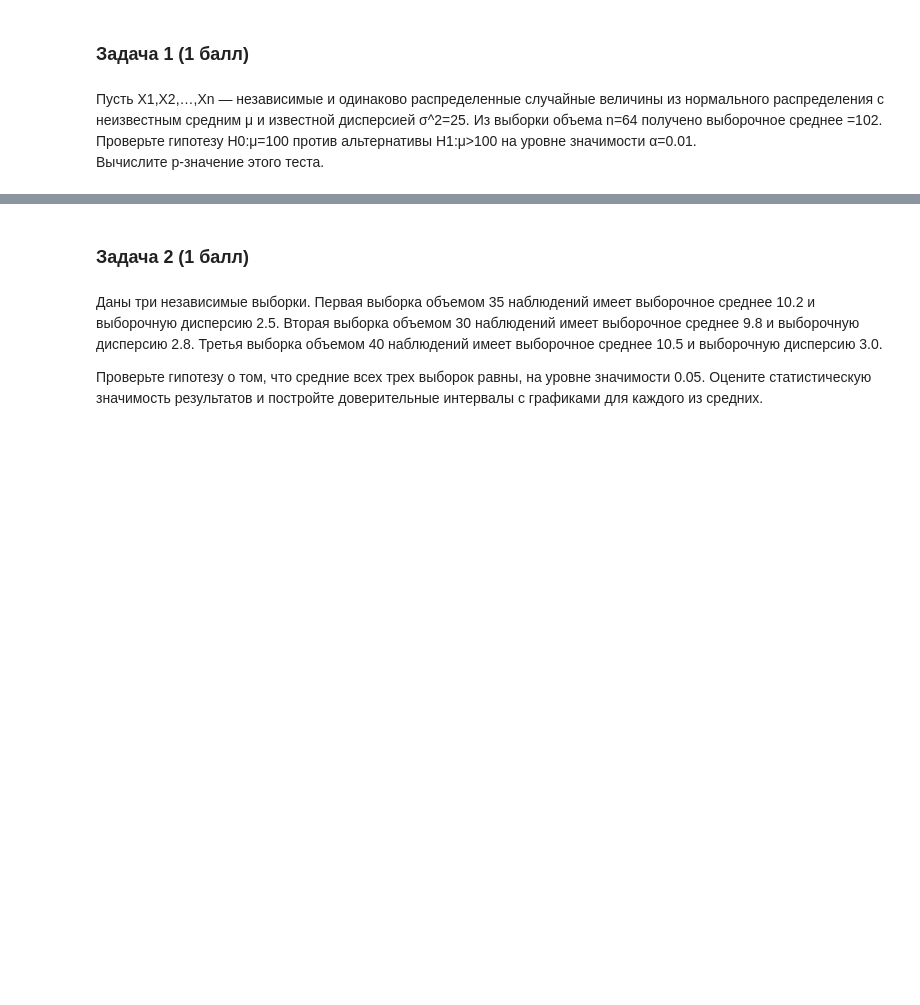
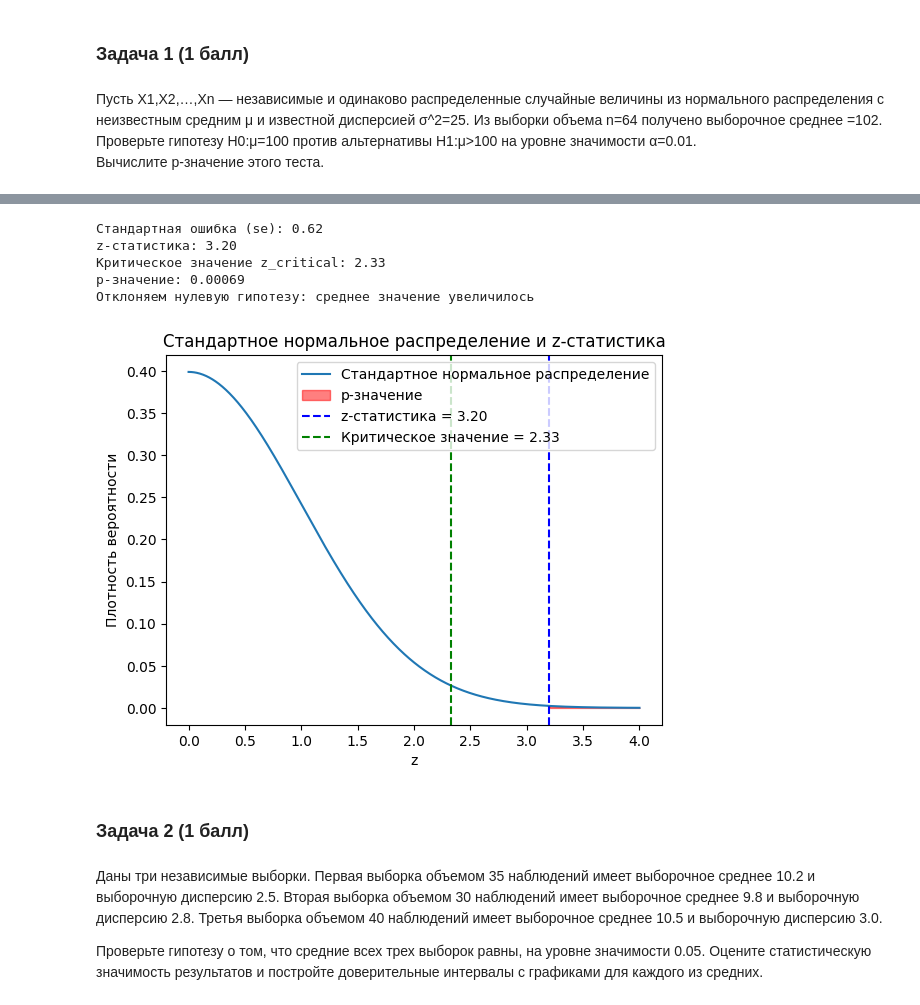
Before and after one commit to hilkovich/itmo_math_stat, a Jupyter notebook: homework_3/HW_3.ipynb, the cells around one changed output, grey strips where cells are left out. Drawn from its saved outputs; the diff is of its cells as text; code cells hidden in the pictures; blank space fills up the shorter version.

```diff
--- a/homework_3/HW_3.ipynb
+++ b/homework_3/HW_3.ipynb
@@ -64,3 +19,76 @@ p-значение: 0.001
+# %%
+# Исходные данные
+sigma = np.sqrt(25)
+n = 64
+x_mean = 102
+mu0 = 100
+alpha = 0.01
+# %%
+# Стандартная ошибка
+se = sigma / np.sqrt(n)
+print(f"Стандартная ошибка (se): {se:.2f}")
+
+# z-статистика
+z_score = (x_mean - mu0) / se
+print(f"z-статистика: {z_score:.2f}")
+
+# Критическое значение
+z_critical = norm.ppf(1 - alpha)
+print(f"Критическое значение z_critical: {z_critical:.2f}")
+
+# p-значение
+p_value = 1 - norm.cdf(z_score)
+print(f"p-значение: {p_value:.5f}")
+
+# Принятие решения
+if z_score > z_critical:
+    print("Отклоняем нулевую гипотезу: среднее значение увеличилось")
+else:
+    print(
+        "Не отклоняем нулевую гипотезу: нет статистически значимого снижения значения"
+    )
+# %% [output]
+Стандартная ошибка (se): 0.62
+z-статистика: 3.20
+Критическое значение z_critical: 2.33
+p-значение: 0.00069
+Отклоняем нулевую гипотезу: среднее значение увеличилось
+# %%
+z_values = np.linspace(0, 4, 1000)
+pdf = norm.pdf(z_values)
+
+# Построение графика
+plt.plot(z_values, pdf, label="Стандартное нормальное распределение")
+
+# Закрашиваем области p-значения
+plt.fill_between(
+    z_values,
+    pdf,
+    where=(abs(z_values) >= abs(z_score)),
+    color="red",
+    alpha=0.5,
+    label="p-значение",
+)
+
+# Отмечаем z-статистику и критическое значение
+plt.axvline(
+    z_score, color="blue", linestyle="--", label=f"z-статистика = {z_score:.2f}"
+)
+plt.axvline(
+    z_critical,
+    color="green",
+    linestyle="--",
+    label=f"Критическое значение = {z_critical:.2f}",
+)
+
+plt.legend()
+plt.title("Стандартное нормальное распределение и z-статистика")
+plt.xlabel("z")
+plt.ylabel("Плотность вероятности")
+
+plt.show()
+# %% [output]
+[figure, added]
 # %% [markdown]
 ### Задача 2 (1 балл)
 # %% [markdown]
```
Also changed, not shown: parts of 33 cells of this notebook.
